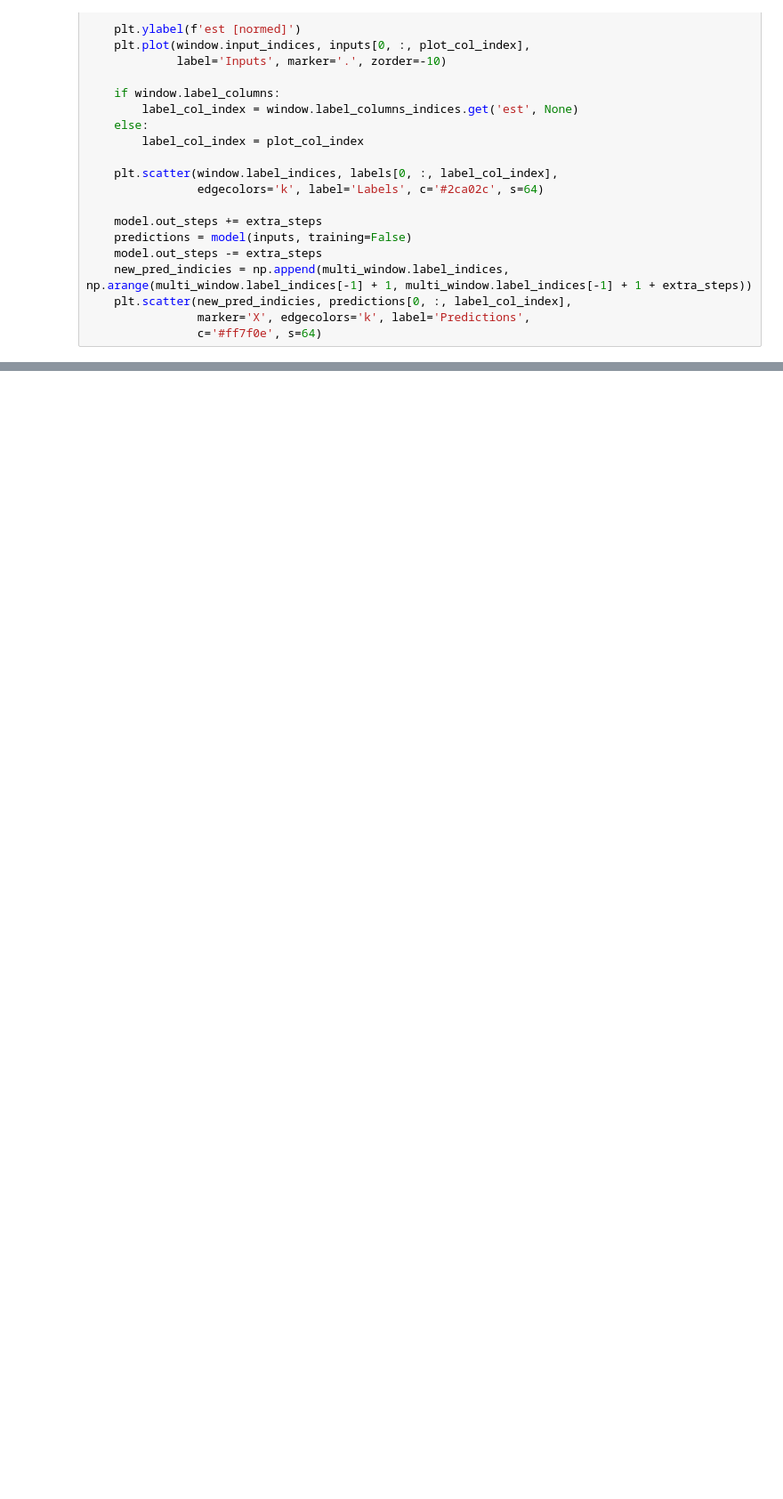
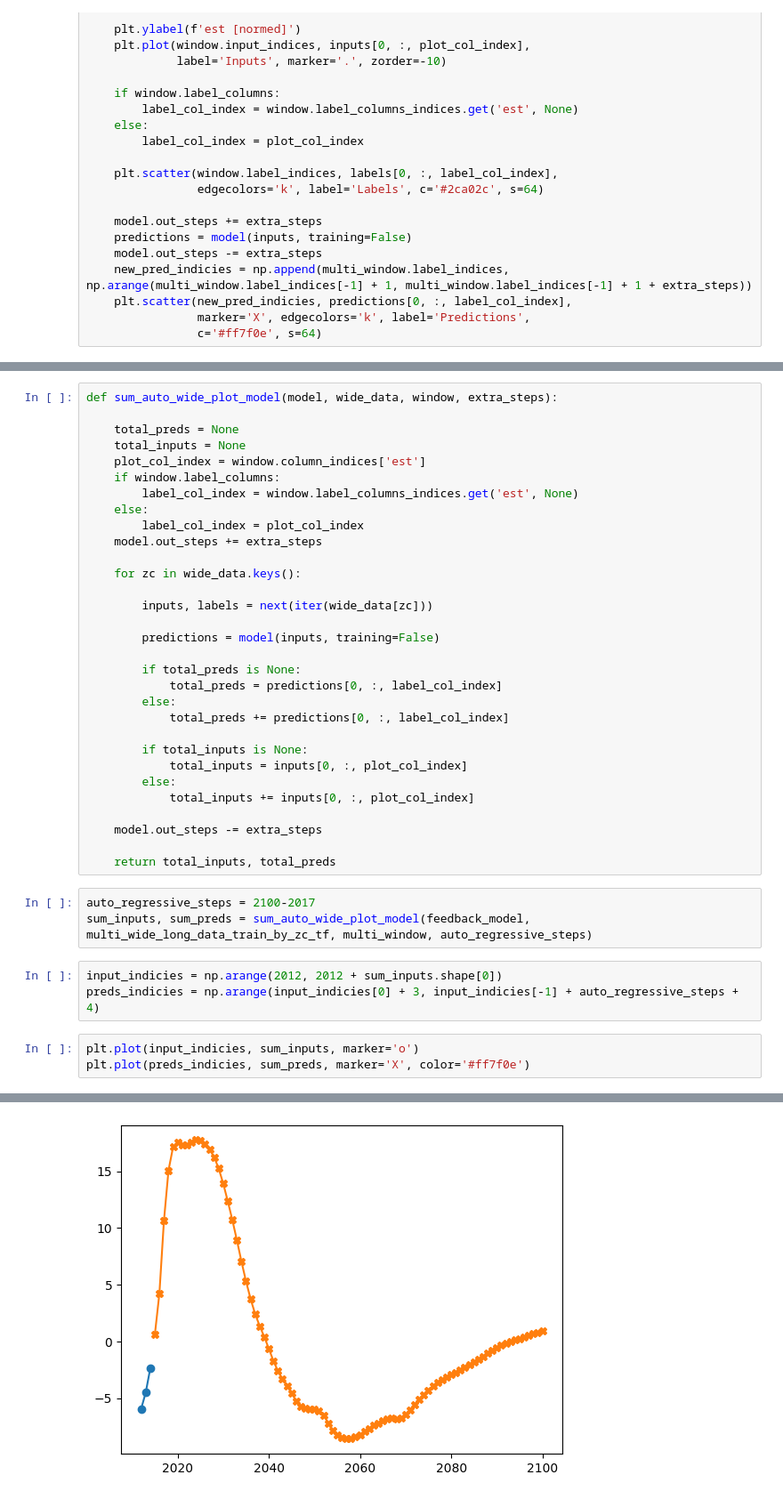
Before and after one commit to inno-apfel/DSC180A-Q1-Project, a Jupyter notebook: notebooks/development/final_model_eval.ipynb, the cells around one changed output, grey strips where cells are left out. Shown at 89% size. Drawn from its saved outputs; the diff is of its cells as text; blank space fills up the shorter version.

```diff
--- a/notebooks/development/final_model_eval.ipynb
+++ b/notebooks/development/final_model_eval.ipynb
@@ -1031,0 +1021,41 @@ auto_wide_plot_model(feedback_model, multi_wide_long_data_train_by_zc_tf, multi_
+# %%
+def sum_auto_wide_plot_model(model, wide_data, window, extra_steps):
+
+    total_preds = None
+    total_inputs = None
+    plot_col_index = window.column_indices['est']
+    if window.label_columns:
+        label_col_index = window.label_columns_indices.get('est', None)
+    else:
+        label_col_index = plot_col_index
+    model.out_steps += extra_steps
+
+    for zc in wide_data.keys():
+
+        inputs, labels = next(iter(wide_data[zc]))
+
+        predictions = model(inputs, training=False)
+
+        if total_preds is None:
+            total_preds = predictions[0, :, label_col_index]
+        else:
+            total_preds += predictions[0, :, label_col_index]
+
+        if total_inputs is None:
+            total_inputs = inputs[0, :, plot_col_index]
+        else:
+            total_inputs += inputs[0, :, plot_col_index]
+
+    model.out_steps -= extra_steps
+
+    return total_inputs, total_preds
+# %%
+auto_regressive_steps = 2100-2017
+sum_inputs, sum_preds = sum_auto_wide_plot_model(feedback_model, multi_wide_long_data_train_by_zc_tf, multi_window, auto_regressive_steps)
+# %%
+input_indicies = np.arange(2012, 2012 + sum_inputs.shape[0])
+preds_indicies = np.arange(input_indicies[0] + 3, input_indicies[-1] + auto_regressive_steps + 4)
+# %%
+plt.plot(input_indicies, sum_inputs, marker='o')
+plt.plot(preds_indicies, sum_preds, marker='X', color='#ff7f0e')
+# %% [output]
@@ -1031,0 +1063 @@ auto_wide_plot_model(feedback_model, multi_wide_long_data_train_by_zc_tf, multi_
+[figure, added]
```
Also changed, not shown: parts of 19 cells of this notebook.
